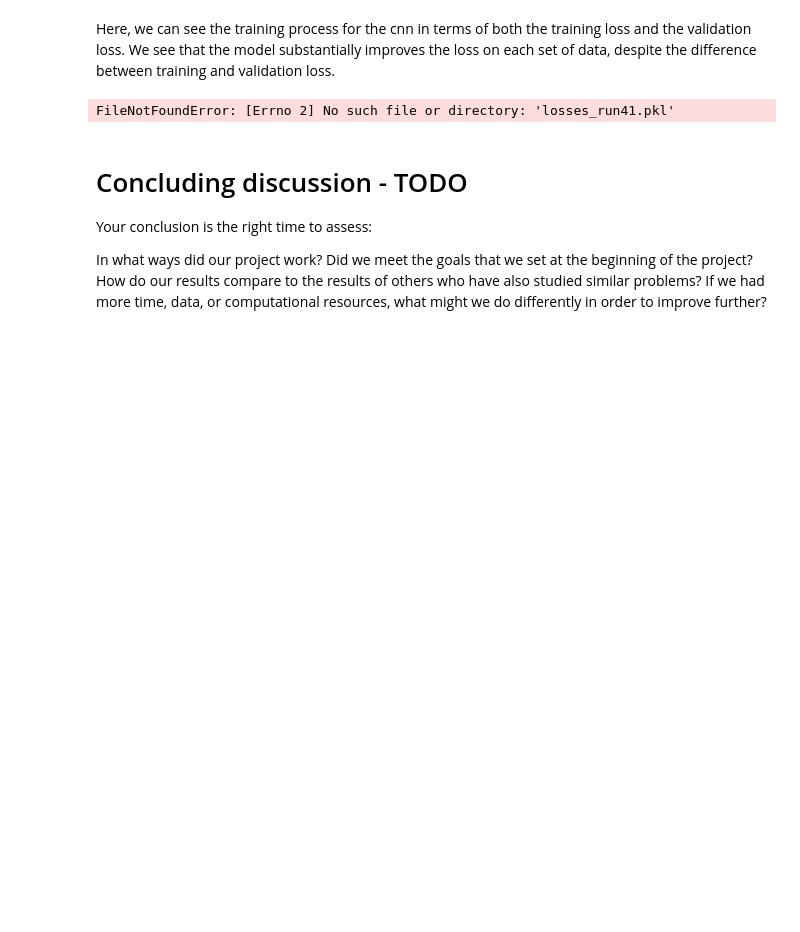
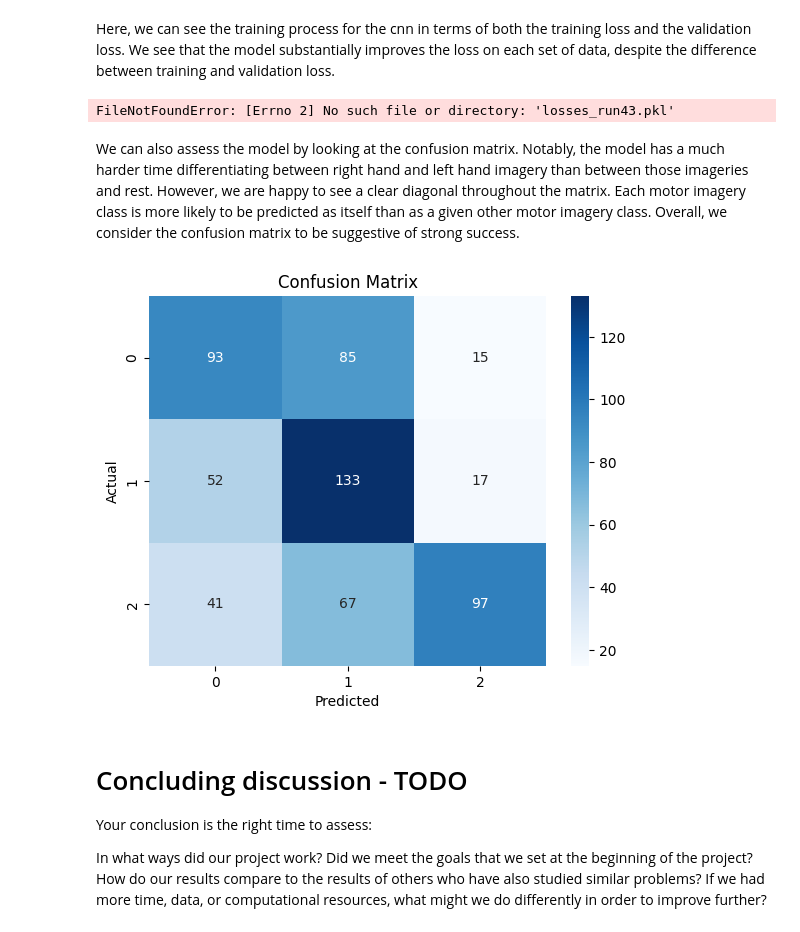
Before and after one commit to bubbyooo/mind-over-motor, a Jupyter notebook: report.ipynb, the cells around one changed output. Drawn from its saved outputs; the diff is of its cells as text; code cells hidden in the pictures; blank space fills up the shorter version.

```diff
--- a/report.ipynb
+++ b/report.ipynb
@@ -123,10 +123,10 @@ Our convolutional neural network model was able to come to some even better resu
 X_train, X_test, y_train, y_test = cnn_data_prep.data_prep(data, .8)
 
 with open("model41.pkl", "rb") as f:
-    model = pickle.load(f)
+    cnn_model = pickle.load(f)
 
-print("Train set accuracy: ", evaluation.accuracy(model, X_train, y_train))
-print("Test set accuracy: ", evaluation.accuracy(model, X_test, y_test))
+print("Train set accuracy: ", evaluation.accuracy(cnn_model, X_train, y_train))
+print("Test set accuracy: ", evaluation.accuracy(cnn_model, X_test, y_test))
 # %% [output]
 Train set accuracy:  0.6241666674613953
 Test set accuracy:  0.5383333563804626
@@ -139,7 +139,13 @@ with open("losses_run43.pkl", "rb") as f:
 
 evaluation.plot_loss(train_losses, val_losses)
 # %% [output]
-FileNotFoundError: [Errno 2] No such file or directory: 'losses_run41.pkl'
+FileNotFoundError: [Errno 2] No such file or directory: 'losses_run43.pkl'
+# %% [markdown]
+We can also assess the model by looking at the confusion matrix.  Notably, the model has a much harder time differentiating between right hand and left hand imagery than between those imageries and rest.  However, we are happy to see a clear diagonal throughout the matrix.  Each motor imagery class is more likely to be predicted as itself than as a given other motor imagery class. Overall, we consider the confusion matrix to be suggestive of strong success.
+# %%
+evaluation.plot_confusion_matrix_cnn(cnn_model, X_test, y_test)
+# %% [output]
+[figure, added]
 # %% [markdown]
 # Concluding discussion - TODO
 Your conclusion is the right time to assess:
```
